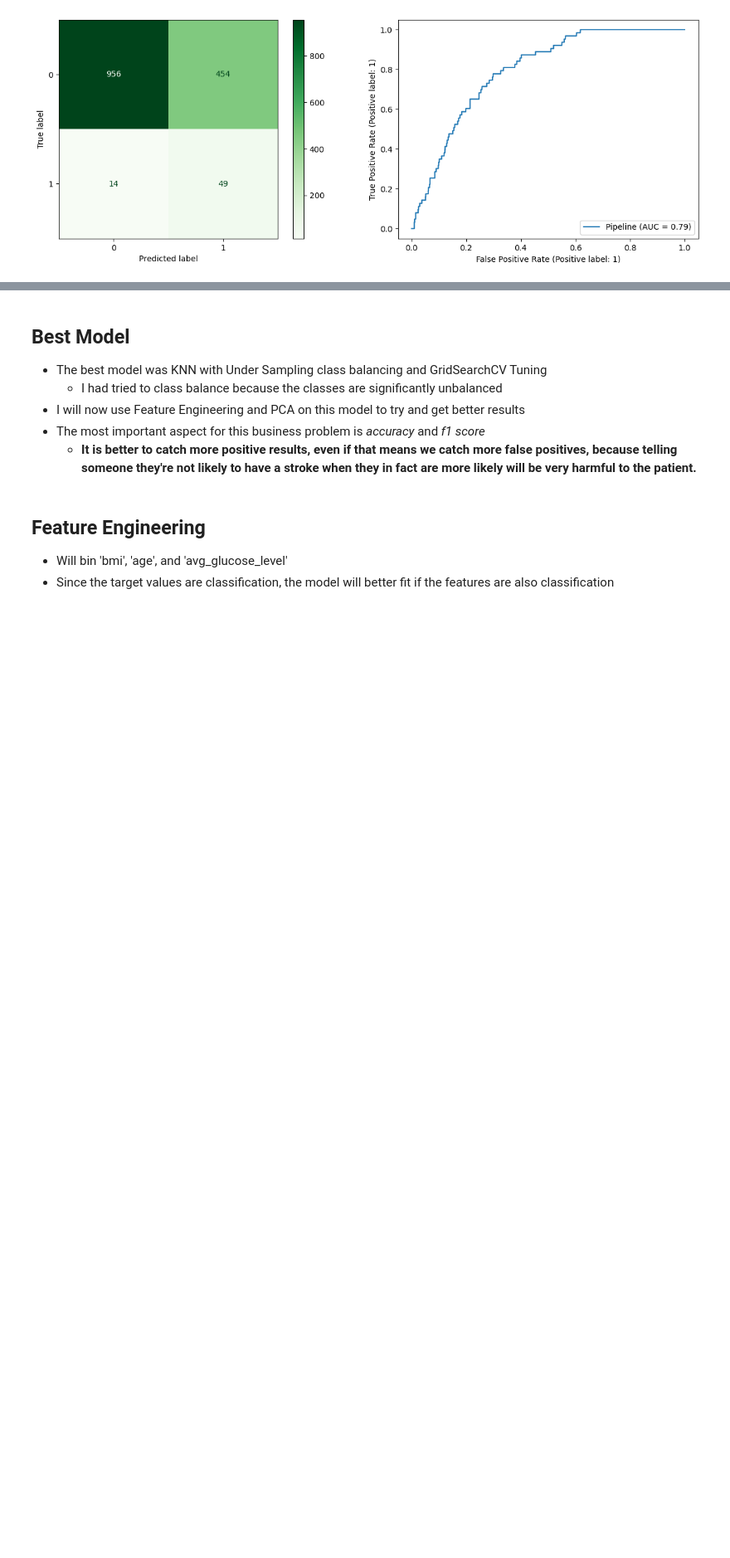
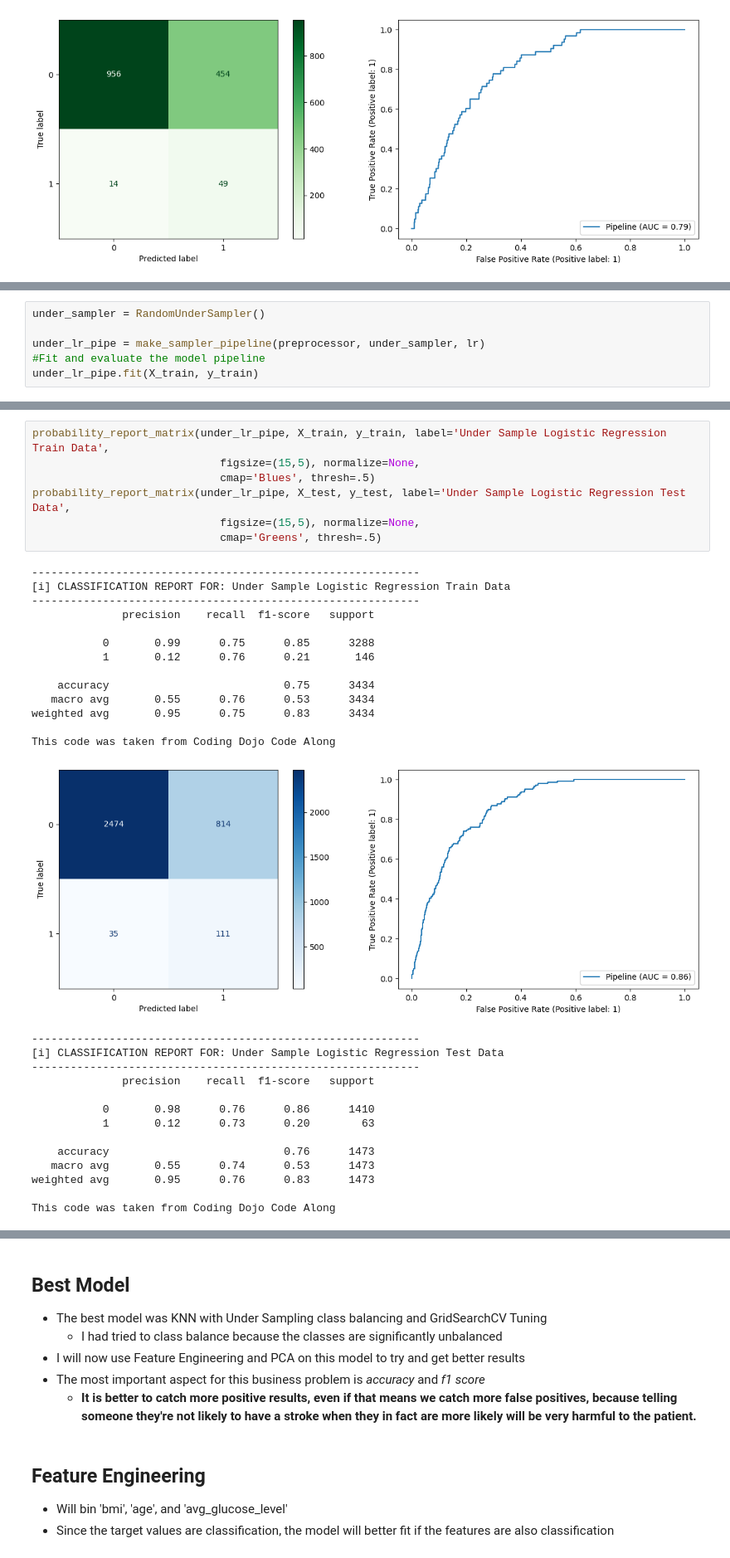
Before and after one commit to jonnunez92/Stroke-Prediction, a Jupyter notebook: Healthcare_Stroke_Prediction_Jonathan_Nunez.ipynb, the cells around one changed output, grey strips where cells are left out. Shown at 83% size. Cells and saved outputs as stored; diff of their text form; blank space fills up the shorter version.

```diff
--- a/Healthcare_Stroke_Prediction_Jonathan_Nunez.ipynb
+++ b/Healthcare_Stroke_Prediction_Jonathan_Nunez.ipynb
@@ -1442,0 +1583,6 @@ This code was taken from Coding Dojo Code Along
+# %%
+under_sampler = RandomUnderSampler()
+
+under_lr_pipe = make_sampler_pipeline(preprocessor, under_sampler, lr)
+#Fit and evaluate the model pipeline
+under_lr_pipe.fit(X_train, y_train)
@@ -1442,0 +1600,35 @@ This code was taken from Coding Dojo Code Along
+# %%
+probability_report_matrix(under_lr_pipe, X_train, y_train, label='Under Sample Logistic Regression Train Data',
+                             figsize=(15,5), normalize=None,
+                             cmap='Blues', thresh=.5)
+probability_report_matrix(under_lr_pipe, X_test, y_test, label='Under Sample Logistic Regression Test Data',
+                             figsize=(15,5), normalize=None,
+                             cmap='Greens', thresh=.5)
+# %% [output]
+------------------------------------------------------------
+[i] CLASSIFICATION REPORT FOR: Under Sample Logistic Regression Train Data
+------------------------------------------------------------
+              precision    recall  f1-score   support
+
+           0       0.99      0.75      0.85      3288
+           1       0.12      0.76      0.21       146
+
+    accuracy                           0.75      3434
+   macro avg       0.55      0.76      0.53      3434
+weighted avg       0.95      0.75      0.83      3434
+
+This code was taken from Coding Dojo Code Along
+[figure, added]
+------------------------------------------------------------
+[i] CLASSIFICATION REPORT FOR: Under Sample Logistic Regression Test Data
+------------------------------------------------------------
+              precision    recall  f1-score   support
+
+           0       0.98      0.76      0.86      1410
+           1       0.12      0.73      0.20        63
+
+    accuracy                           0.76      1473
+   macro avg       0.55      0.74      0.53      1473
+weighted avg       0.95      0.76      0.83      1473
+
+This code was taken from Coding Dojo Code Along
```
Also changed, not shown: parts of 44 cells of this notebook.
